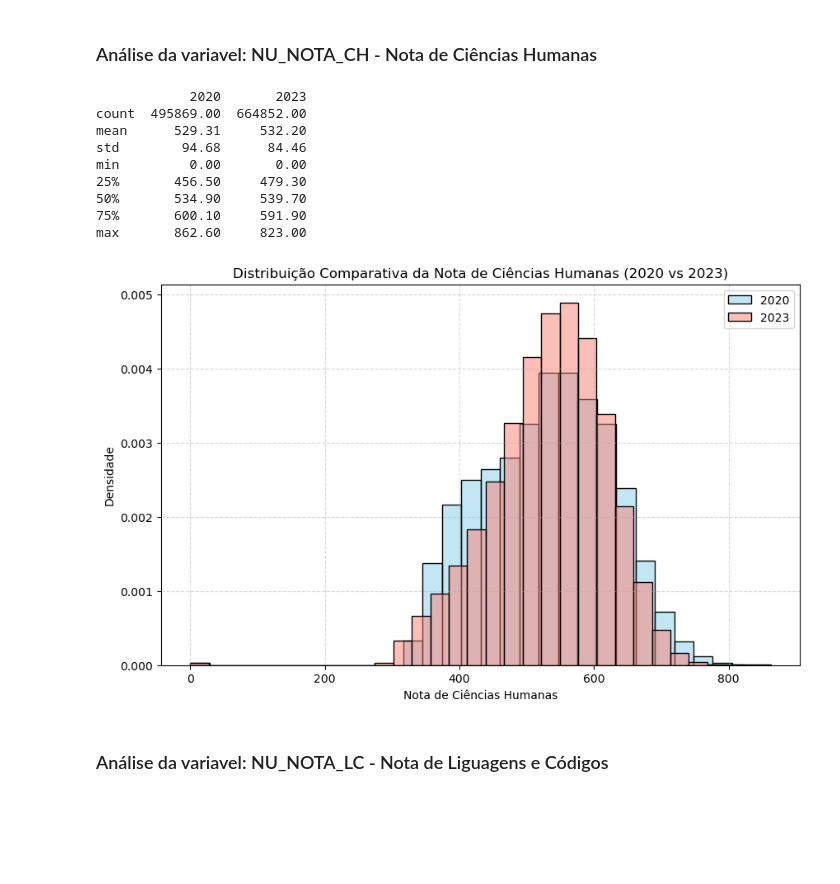
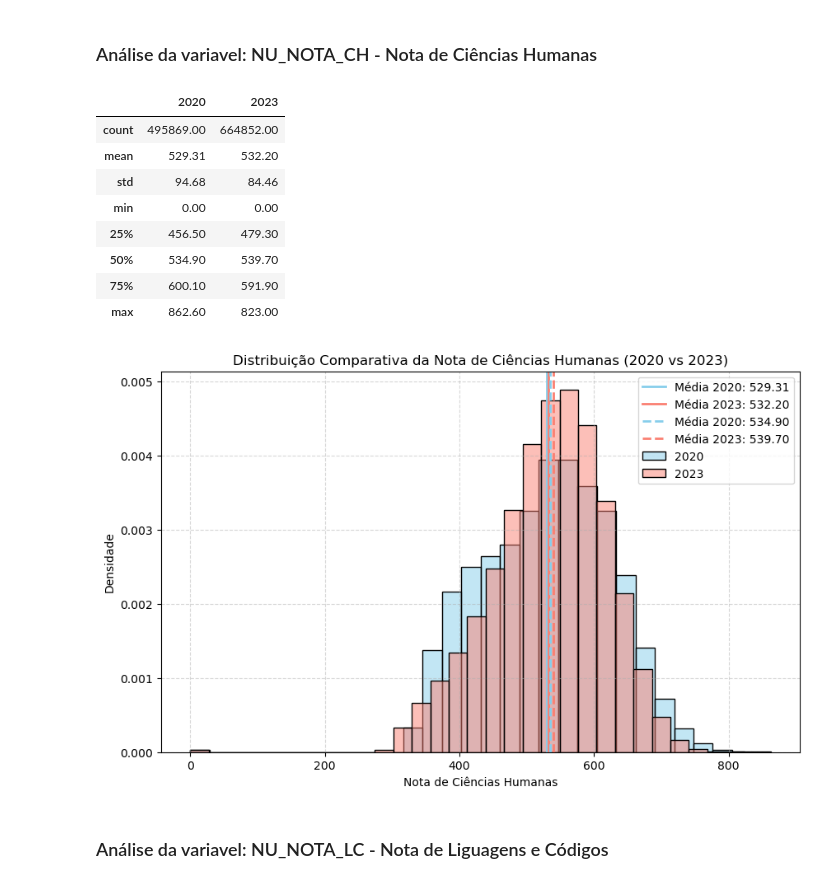
Before and after one commit to AllineOliveira/Projeto-2-Cdados, a Jupyter notebook: Projeto 2 - Grupo 6 2.ipynb, the cells around one changed output. Drawn from its saved outputs; the diff is of its cells as text; code cells hidden in the pictures; blank space fills up the shorter version.

```diff
--- a/Projeto 2 - Grupo 6 2.ipynb
+++ b/Projeto 2 - Grupo 6 2.ipynb
@@ -1476,49 +1477,52 @@ tabela_ch = pd.DataFrame({
 
 tabela_ch = tabela_ch.round(2)
 
-print(tabela_ch)
+display(tabela_ch)
 
 # Grafico
 plt.figure(figsize=(10,6))
 
 # 2020
 sns.histplot(
     dados2020['NU_NOTA_CH'].dropna(),
     bins=30,
     stat='density',
     color='skyblue',
     label='2020',
     alpha=0.5
 )
 
 # 2023
 sns.histplot(
     dados2023['NU_NOTA_CH'].dropna(),
     bins=30,
     stat='density',
     color='salmon',
     label='2023',
     alpha=0.5
 )
 
 plt.xlabel('Nota de Ciências Humanas')
 plt.ylabel('Densidade')
 plt.title('Distribuição Comparativa da Nota de Ciências Humanas (2020 vs 2023)')
+plt.grid(True, linestyle='--', alpha=0.5)
+plt.axvline(np.mean(dados2020['NU_NOTA_CH']), color='skyblue', linestyle='-', linewidth=2, label=f'Média 2020: {np.mean(dados2020['NU_NOTA_CH']):.2f}')
+plt.axvline(np.mean(dados2023['NU_NOTA_CH']), color='salmon', linestyle='-', linewidth=2, label=f'Média 2023: {np.mean(dados2023['NU_NOTA_CH']):.2f}')
+plt.axvline(np.median(dados2020['NU_NOTA_CH']), color='skyblue', linestyle='--', linewidth=2, label=f'Média 2020: {np.median(dados2020['NU_NOTA_CH']):.2f}')
+plt.axvline(np.median(dados2023['NU_NOTA_CH']), color='salmon', linestyle='--', linewidth=2, label=f'Média 2023: {np.median(dados2023['NU_NOTA_CH']):.2f}')
 plt.legend()
-plt.grid(True, linestyle='--', alpha=0.5)
-
 plt.show()
 # %% [output]
-            2020       2023
-count  495869.00  664852.00
-mean      529.31     532.20
-std        94.68      84.46
-min         0.00       0.00
-25%       456.50     479.30
-50%       534.90     539.70
-75%       600.10     591.90
-max       862.60     823.00
+|  | 2020 | 2023 |
+| count | 495869.00 | 664852.00 |
+| mean | 529.31 | 532.20 |
+| std | 94.68 | 84.46 |
+| min | 0.00 | 0.00 |
+| 25% | 456.50 | 479.30 |
+| 50% | 534.90 | 539.70 |
+| 75% | 600.10 | 591.90 |
+| max | 862.60 | 823.00 |
-[figure, old version]
+[figure, new version]
 # %% [markdown]
 ### Análise da variavel: NU_NOTA_LC	- Nota de Liguagens e Códigos
 # %%
```
Also changed, not shown: parts of 32 cells of this notebook.
